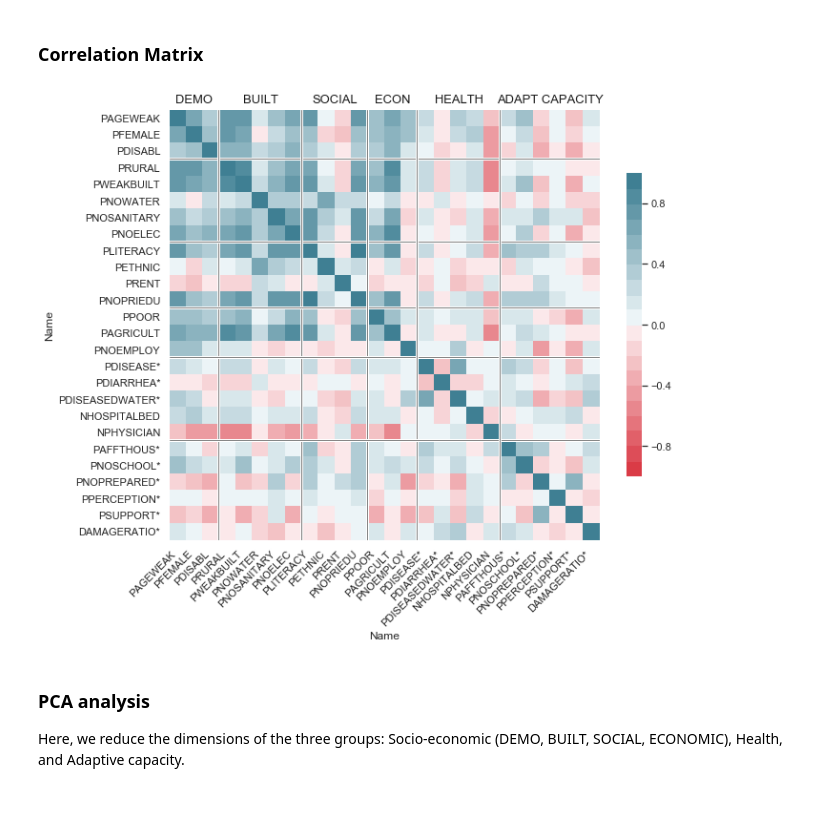
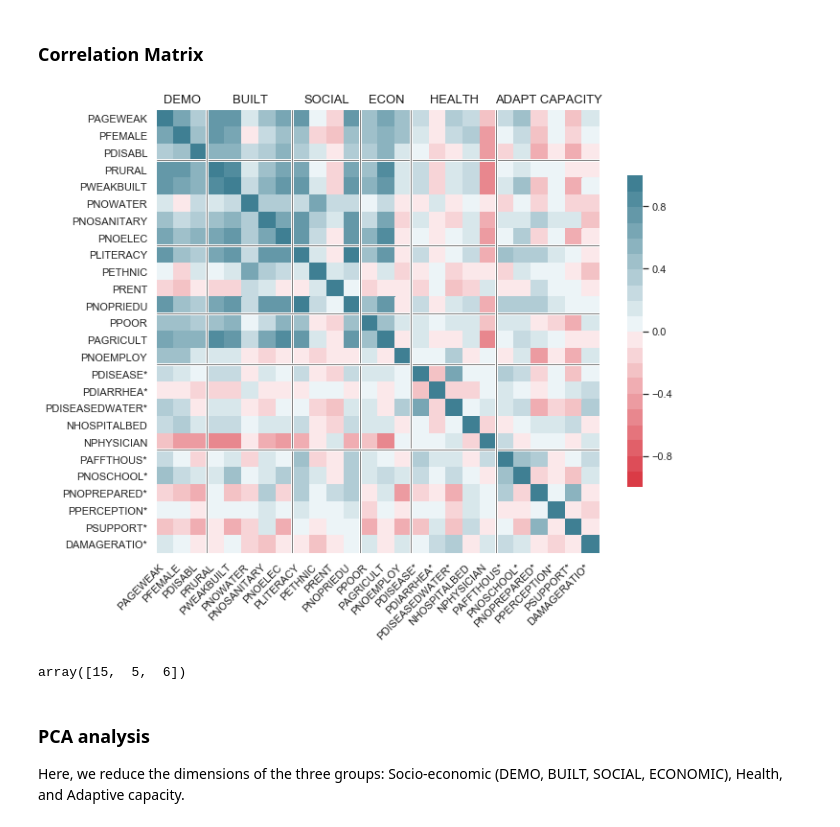
Before and after one commit to gnodnooh/VulnRiskImpact-BGD, a Jupyter notebook: FVI_Assessment.ipynb, the cells around one changed output. Saved outputs shown, nothing was run; the diff lists cells and outputs as text; code cells hidden in the pictures.

```diff
--- a/FVI_Assessment.ipynb
+++ b/FVI_Assessment.ipynb
@@ -71,6 +71,9 @@ corrmat.iloc[index,:] = corrmat_dist.iloc[index,:]
 corrmat.iloc[:,index] = corrmat_dist.iloc[:,index]
 # - Replace name_dot
 corrmat.columns = name_dot; corrmat.index = name_dot
+corrmat.index.name = ''
+corrmat.columns.name = ''
+
 
 # Plotting
 sns.set(style="white", font_scale=1)
@@ -80,34 +83,38 @@ ax = sns.heatmap(corrmat, ax=ax, vmin=-1, vmax=1, center=0,
                  cmap=cmap, square=True,
                  cbar_kws={'orientation': 'vertical', 'shrink':.5})
 
 # Domains
 # domain_name = ['DEMO','HEAL','SOCIO-ECON']
 sources = data_table_temp['Domain'].tolist()
 for i, source in enumerate(sources):
     if i and source != sources[i - 1]:
         # Domain lines
         ax.axhline(i-0.05, c="w", lw=3)
         ax.axhline(i-0.05, c="grey", lw=1)
         ax.axvline(i-0.05, c="w", lw=3)
         ax.axvline(i-0.05, c="grey", lw=1)
     if source != sources[i - 1]:
         # Domain names
         lx = np.arange(len(corrmat))[np.isin(sources, source)]
         ax.annotate(source, [np.median(lx)+0.5, -0.4],
                     xycoords='data', annotation_clip=False,
                     color='k', ha='center', fontfamily='sans-serif', fontsize=13)
 
 ax.set_xticklabels(ax.get_xticklabels(),rotation=45,horizontalalignment='right');
 plt.tight_layout()
 plt.show()
 
 # Save a figure
 if False:
     fn_save = './figures/corrmat.png'
     fig.savefig(fn_save, bbox_inches='tight')
     print('%s is saved.' % fn_save)
 # %% [output]
-[figure, old version]
+[figure, new version]
+# %%
+nvar
+# %% [output]
+array([15,  5,  6])
 # %% [markdown]
 ### PCA analysis
 Here, we reduce the dimensions of the three groups: Socio-economic (DEMO, BUILT, SOCIAL, ECONOMIC), Health, and Adaptive capacity.
```
Also changed, not shown: parts of 4 cells of this notebook, 2 other files.
